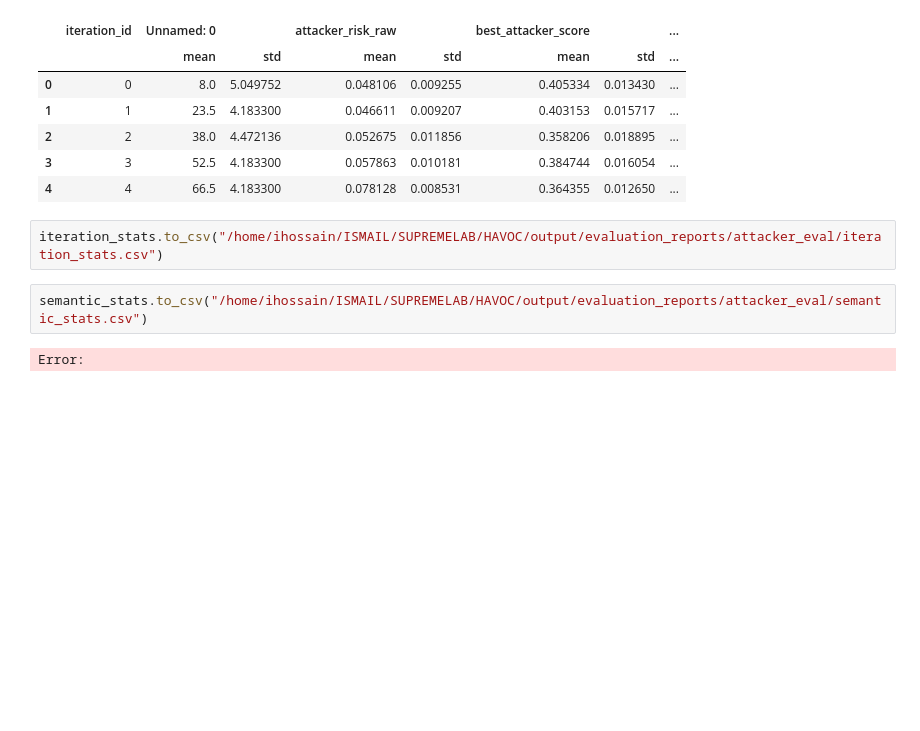
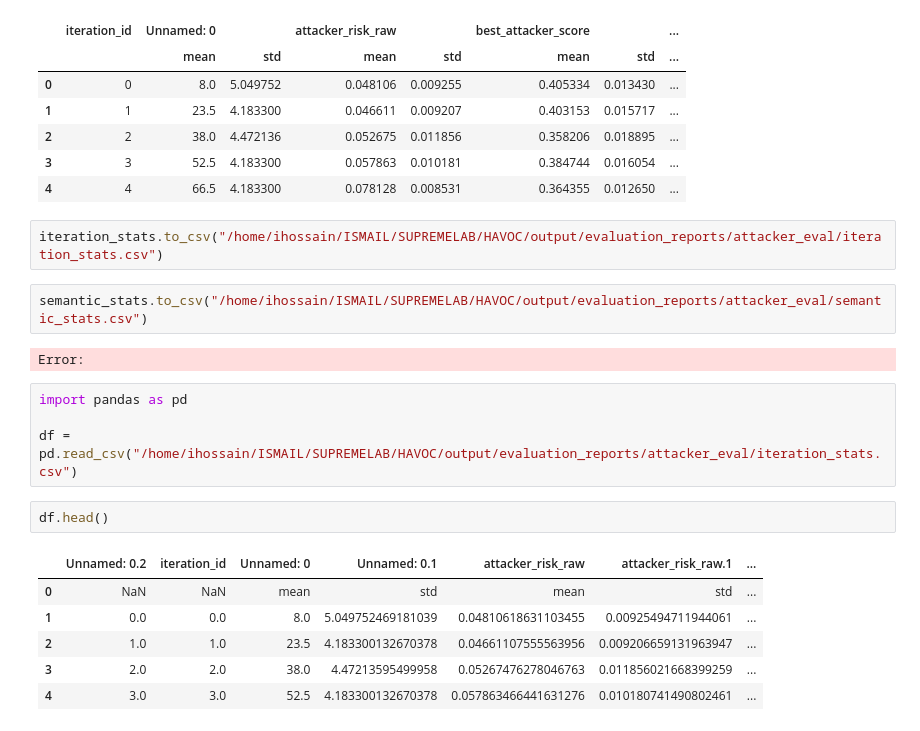
Before and after one commit to TanzimAhad7/HAVOC, a Jupyter notebook: src/analyzer.ipynb, the cells around one changed output. Cells and saved outputs as stored; diff of their text form; blank space fills up the shorter version.

```diff
--- a/src/analyzer.ipynb
+++ b/src/analyzer.ipynb
@@ -392,3 +392,16 @@ iteration_stats.to_csv("/home/ihossain/ISMAIL/SUPREMELAB/HAVOC/output/evaluation
 semantic_stats.to_csv("/home/ihossain/ISMAIL/SUPREMELAB/HAVOC/output/evaluation_reports/attacker_eval/semantic_stats.csv")
 # %% [output]
 Error:
+# %%
+import pandas as pd
+
+df = pd.read_csv("/home/ihossain/ISMAIL/SUPREMELAB/HAVOC/output/evaluation_reports/attacker_eval/iteration_stats.csv")
+# %%
+df.head()
+# %% [output]
+|  | Unnamed: 0.2 | iteration_id | Unnamed: 0 | Unnamed: 0.1 | attacker_risk_raw | attacker_risk_raw.1 | ... |
+| 0 | NaN | NaN | mean | std | mean | std | ... |
+| 1 | 0.0 | 0.0 | 8.0 | 5.049752469181039 | 0.04810618631103455 | 0.00925494711944061 | ... |
+| 2 | 1.0 | 1.0 | 23.5 | 4.183300132670378 | 0.04661107555563956 | 0.009206659131963947 | ... |
+| 3 | 2.0 | 2.0 | 38.0 | 4.47213595499958 | 0.05267476278046763 | 0.011856021668399259 | ... |
+| 4 | 3.0 | 3.0 | 52.5 | 4.183300132670378 | 0.057863466441631276 | 0.010180741490802461 | ... |
```
Also changed, not shown: parts of 10 cells of this notebook.
